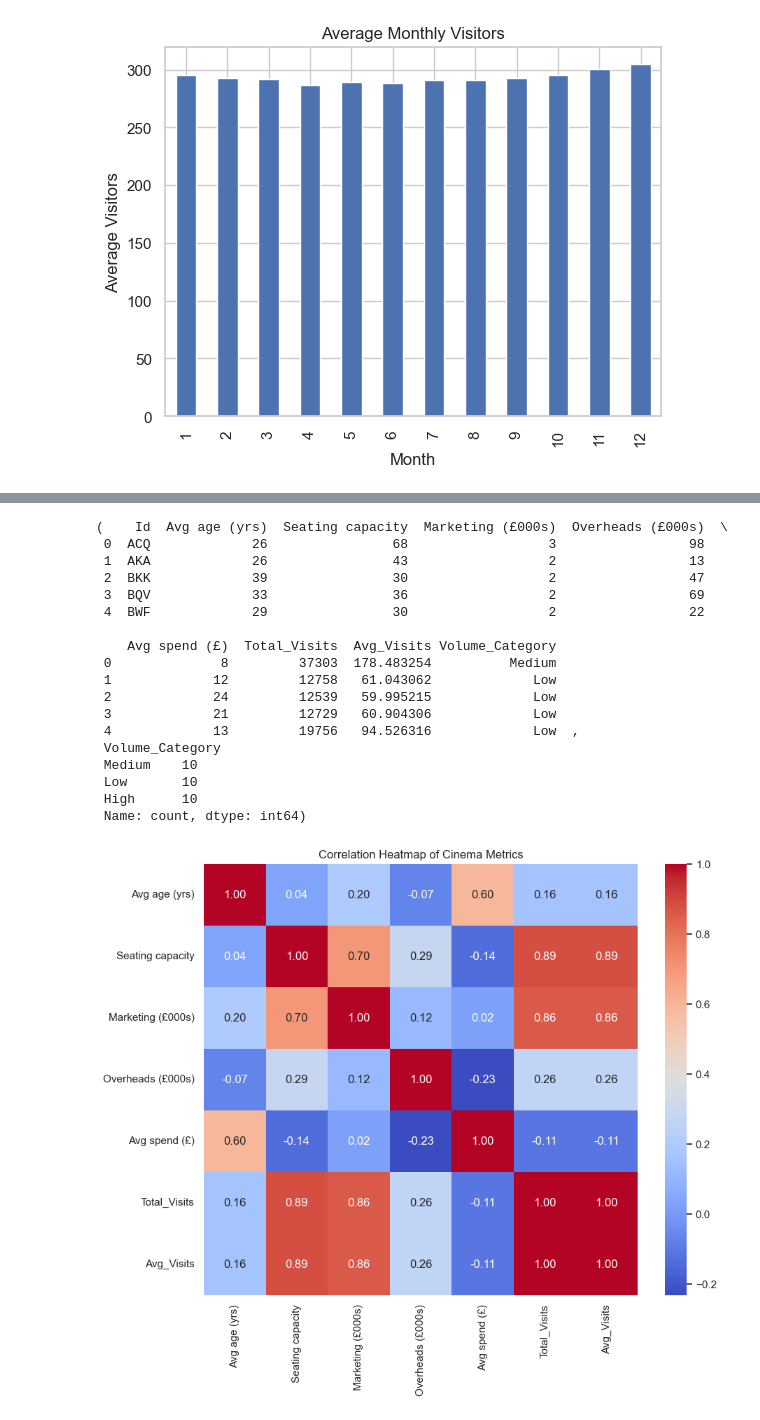
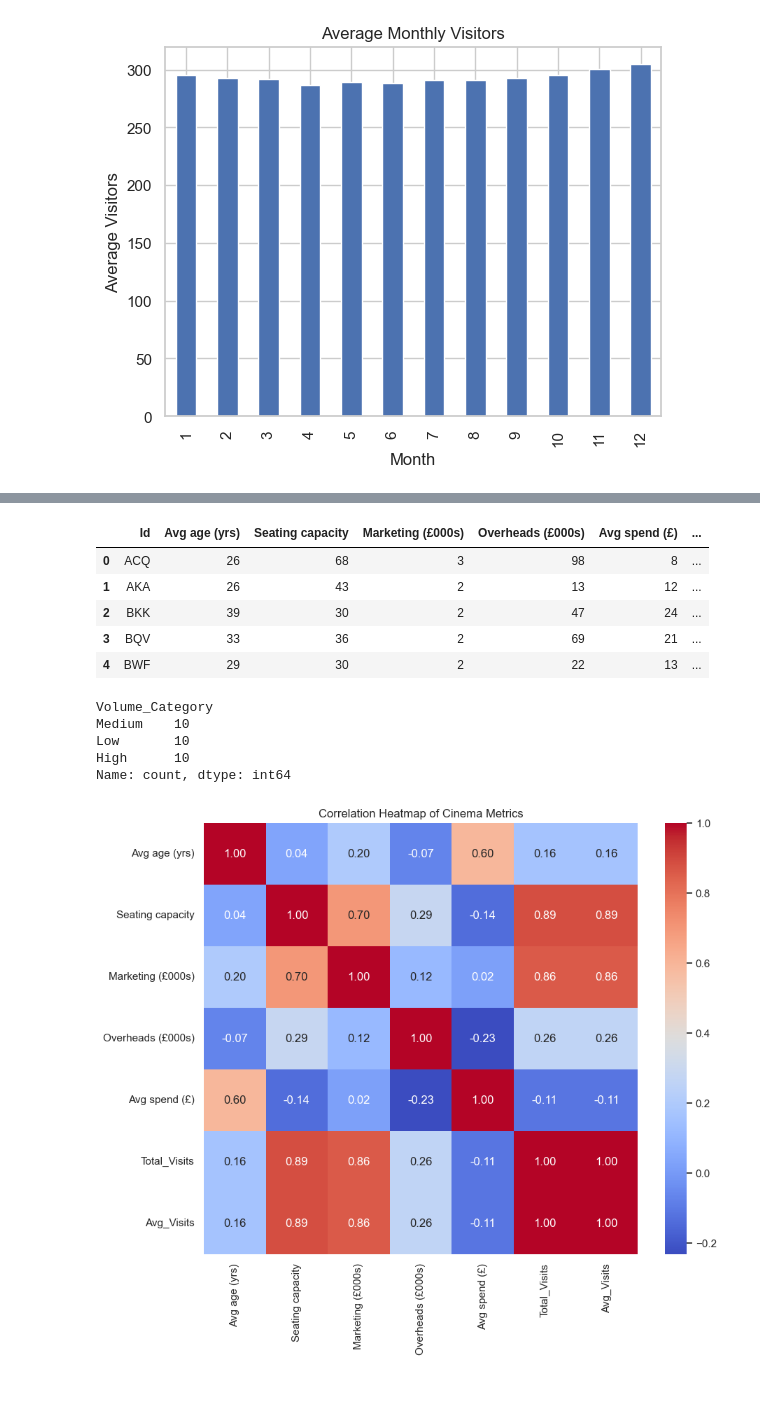
Before and after one commit to muhammedazhar/MSc-DataScience, a Jupyter notebook: COMP1800-DV/Coursework/Solutions/main.ipynb, the cells around one changed output, grey strips where cells are left out. Saved outputs shown, nothing was run; the diff lists cells and outputs as text; code cells hidden in the pictures; blank space fills up the shorter version.

```diff
--- a/COMP1800-DV/Coursework/Solutions/main.ipynb
+++ b/COMP1800-DV/Coursework/Solutions/main.ipynb
@@ -323,52 +349,45 @@ cinema_weekly_visitors_transposed = cinema_weekly_visitors.melt(id_vars=["Date"]
                                                                 var_name="Id",
                                                                 value_name="Visitors")
 # Convert 'Date' to datetime to facilitate time-based analysis
 cinema_weekly_visitors_transposed['Date'] = pd.to_datetime(cinema_weekly_visitors_transposed['Date'])
 
 # Aggregate visitors data to calculate total visits and average visits per cinema
 visitors_summary = cinema_weekly_visitors_transposed.groupby("Id").agg(Total_Visits=('Visitors', 'sum'),
                                                                         Avg_Visits=('Visitors', 'mean')).reset_index()
 
 # Combine the static data with the aggregated visitors data
 summary_data = pd.merge(static_data, visitors_summary, on='Id', how='outer')
 
 # To categorize cinemas based on volume of visits, we will segment the 'Total_Visits' into high, medium, and low tiers
 # Determine the thresholds for high, medium, and low volume cinemas
 total_visits_quartiles = summary_data['Total_Visits'].quantile([0.33, 0.66])
 
 # Define function to categorize cinemas based on visit volume
 def categorize_volume(row, thresholds):
     if row['Total_Visits'] <= thresholds[0.33]:
         return 'Low'
     elif row['Total_Visits'] <= thresholds[0.66]:
         return 'Medium'
     else:
         return 'High'
 
 # Apply categorization
 summary_data['Volume_Category'] = summary_data.apply(lambda row: categorize_volume(row, total_visits_quartiles), axis=1)
 
 # Display the summary data with volume categories
-summary_data.head(), summary_data['Volume_Category'].value_counts()
+display(summary_data.head(), summary_data['Volume_Category'].value_counts())
 # %% [output]
+|  | Id | Avg age (yrs) | Seating capacity | Marketing (£000s) | Overheads (£000s) | Avg spend (£) | ... |
+| 0 | ACQ | 26 | 68 | 3 | 98 | 8 | ... |
+| 1 | AKA | 26 | 43 | 2 | 13 | 12 | ... |
+| 2 | BKK | 39 | 30 | 2 | 47 | 24 | ... |
+| 3 | BQV | 33 | 36 | 2 | 69 | 21 | ... |
+| 4 | BWF | 29 | 30 | 2 | 22 | 13 | ... |
-(    Id  Avg age (yrs)  Seating capacity  Marketing (£000s)  Overheads (£000s)  \
- 0  ACQ             26                68                  3                 98
- 1  AKA             26                43                  2                 13
- 2  BKK             39                30                  2                 47
- 3  BQV             33                36                  2                 69
- 4  BWF             29                30                  2                 22
-
-    Avg spend (£)  Total_Visits  Avg_Visits Volume_Category
- 0              8         37303  178.483254          Medium
- 1             12         12758   61.043062             Low
- 2             24         12539   59.995215             Low
- 3             21         12729   60.904306             Low
- 4             13         19756   94.526316             Low  ,
- Volume_Category
- Medium    10
- Low       10
- High      10
- Name: count, dtype: int64)
+Volume_Category
+Medium    10
+Low       10
+High      10
+Name: count, dtype: int64
 # %%
 # Setting the aesthetic style of the plots
 sns.set_style("whitegrid")
```
Also changed, not shown: parts of 3 cells of this notebook, 1 other file.
